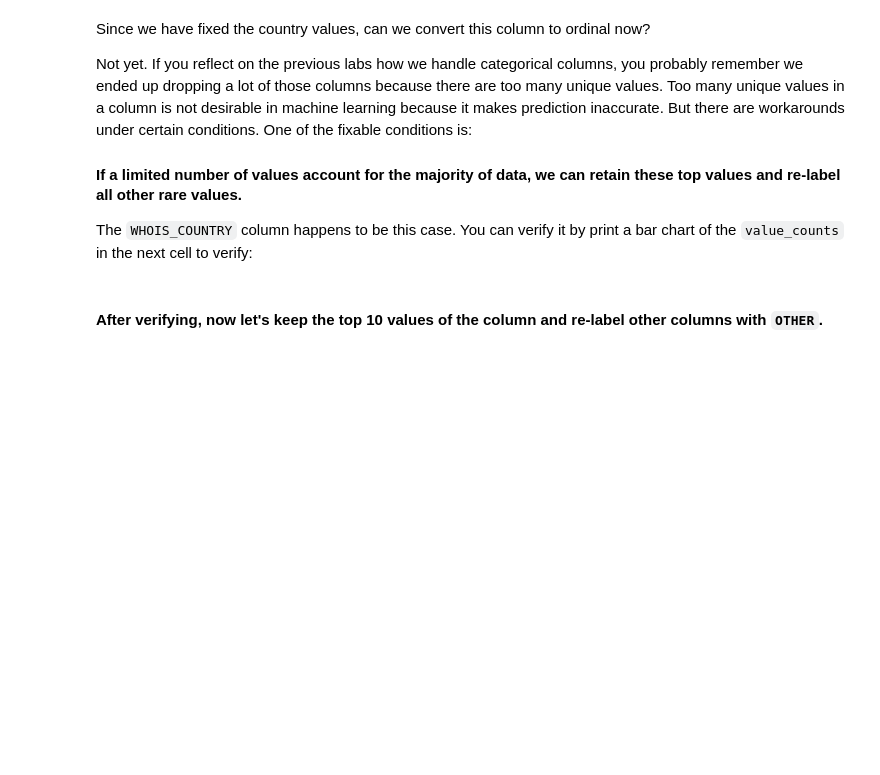
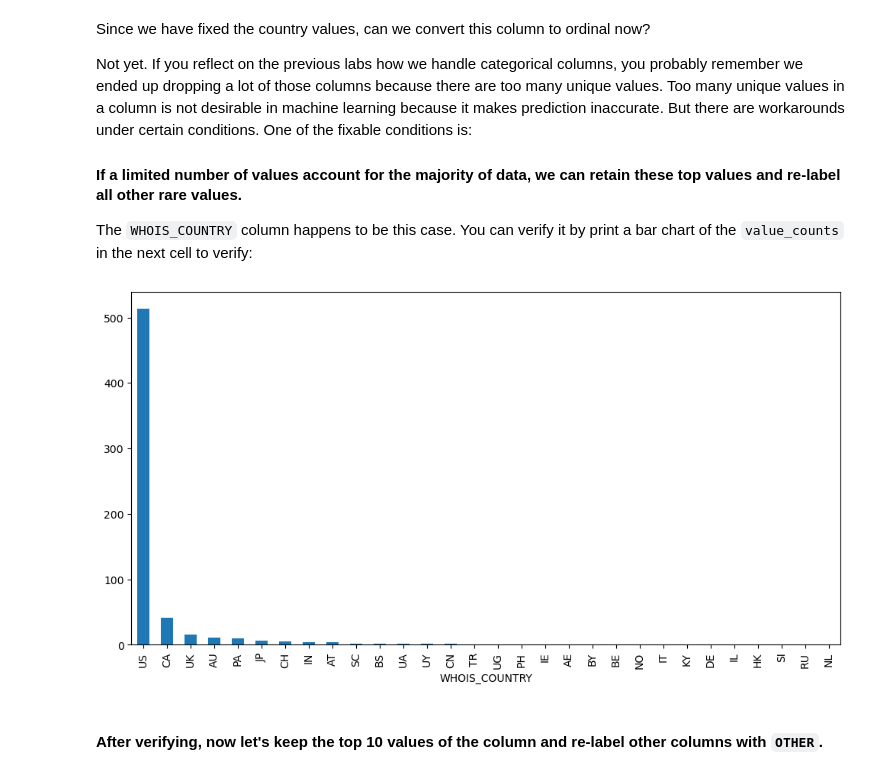
Before and after one commit to ironhack-labs/lab-supervised-learning-en, a Jupyter notebook: your-code/main.ipynb, the cells around one changed output. Saved outputs shown, nothing was run; the diff lists cells and outputs as text; code cells hidden in the pictures; blank space fills up the shorter version.

```diff
--- a/your-code/main.ipynb
+++ b/your-code/main.ipynb
@@ -234,2 +254,4 @@ The next step would be handling missing values. **We start by examining the numb
 # %%
 # Firts we will drop the columns with more than 50% of missing data
+threshold = len(websites) * 0.5
+websites = websites.dropna(thresh=threshold, axis=1)
@@ -238,3 +258,5 @@ The next step would be handling missing values. **We start by examining the numb
+# %%
+websites = websites.dropna()
 # %% [markdown]
 #### Again, examine the number of missing values in each column.
 
@@ -359,2 +377,7 @@ print_bar_plot(websites.WHOIS_COUNTRY.unique(),websites.WHOIS_COUNTRY.value_coun
+# %%
+websites["WHOIS_COUNTRY"].value_counts().plot(kind="bar", figsize=(12,6))
+plt.show()
+# %% [output]
+[figure, added]
 # %% [markdown]
 #### After verifying, now let's keep the top 10 values of the column and re-label other columns with `OTHER`.
```
Also changed, not shown: parts of 15 cells of this notebook.
